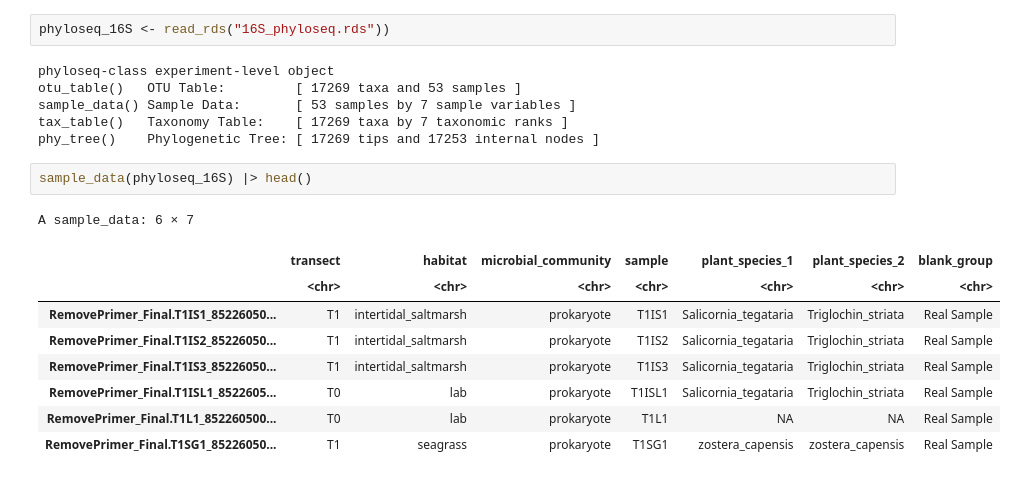
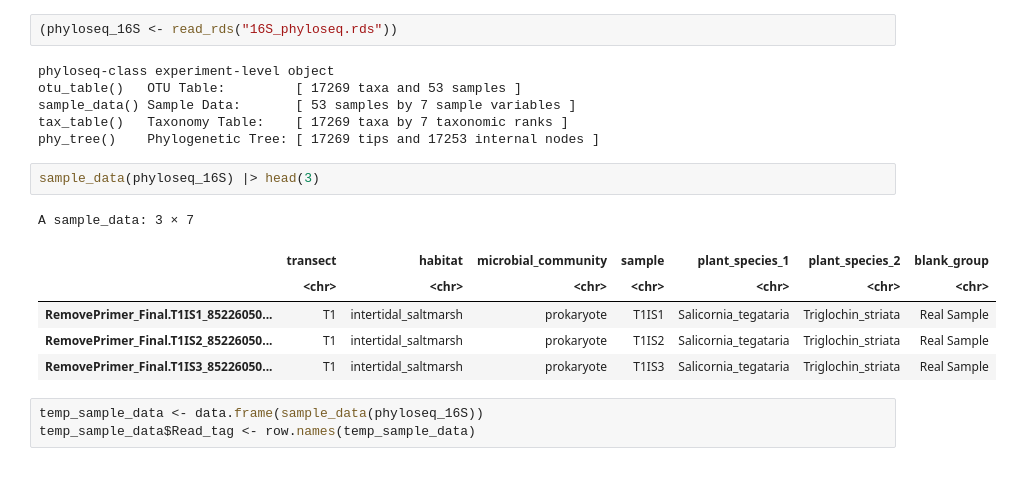
Before and after one commit to PiscatorX/Skunkworks, a Jupyter notebook: Batch_microdecontam/batch_decontam.ipynb, the cells around one changed output. Cells and saved outputs as stored; diff of their text form.

Commit message:
add phyloseq object handling

```diff
--- a/Batch_microdecontam/batch_decontam.ipynb
+++ b/Batch_microdecontam/batch_decontam.ipynb
@@ -43,5 +46,5 @@ A tibble: 39 × 7
 # %%
-phyloseq_16S <- read_rds("16S_phyloseq.rds"))
+(phyloseq_16S <- read_rds("16S_phyloseq.rds"))
 # %% [output]
 phyloseq-class experiment-level object
 otu_table()   OTU Table:         [ 17269 taxa and 53 samples ]
@@ -49,14 +52,14 @@ sample_data() Sample Data:       [ 53 samples by 7 sample variables ]
 tax_table()   Taxonomy Table:    [ 17269 taxa by 7 taxonomic ranks ]
 phy_tree()    Phylogenetic Tree: [ 17269 tips and 17253 internal nodes ]
 # %%
-sample_data(phyloseq_16S) |> head()
+sample_data(phyloseq_16S) |> head(3)
 # %% [output]
-A sample_data: 6 × 7
+A sample_data: 3 × 7
 |  | transect | habitat | microbial_community | sample | plant_species_1 | plant_species_2 | blank_group |
 |  | <chr> | <chr> | <chr> | <chr> | <chr> | <chr> | <chr> |
 | RemovePrimer_Final.T1IS1_85226050... | T1 | intertidal_saltmarsh | prokaryote | T1IS1 | Salicornia_tegataria | Triglochin_striata | Real Sample |
 | RemovePrimer_Final.T1IS2_85226050... | T1 | intertidal_saltmarsh | prokaryote | T1IS2 | Salicornia_tegataria | Triglochin_striata | Real Sample |
 | RemovePrimer_Final.T1IS3_85226050... | T1 | intertidal_saltmarsh | prokaryote | T1IS3 | Salicornia_tegataria | Triglochin_striata | Real Sample |
-| RemovePrimer_Final.T1ISL1_8522605... | T0 | lab | prokaryote | T1ISL1 | Salicornia_tegataria | Triglochin_striata | Real Sample |
-| RemovePrimer_Final.T1L1_852260500... | T0 | lab | prokaryote | T1L1 | NA | NA | Real Sample |
-| RemovePrimer_Final.T1SG1_85226050... | T1 | seagrass | prokaryote | T1SG1 | zostera_capensis | zostera_capensis | Real Sample |
+# %%
+temp_sample_data <- data.frame(sample_data(phyloseq_16S))
+temp_sample_data$Read_tag <- row.names(temp_sample_data)
```
Also changed, not shown: parts of 12 cells of this notebook.
